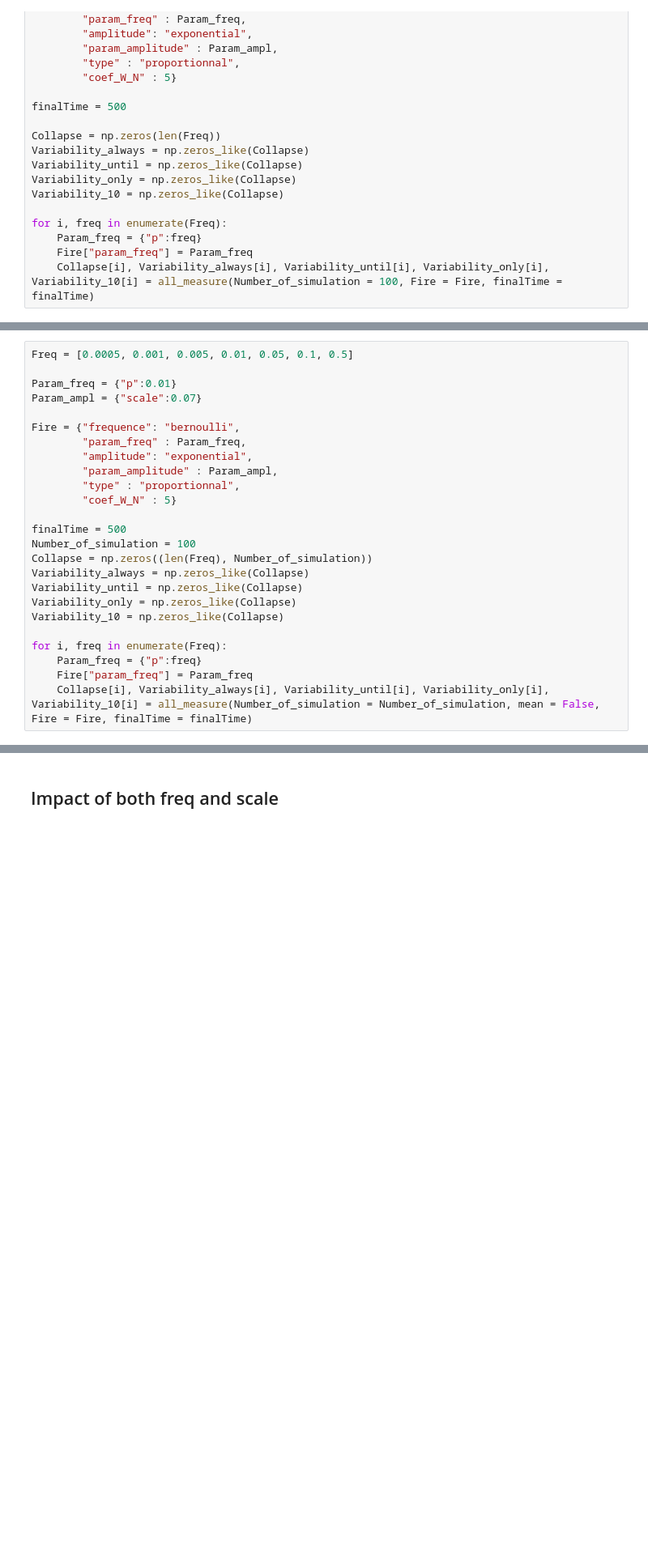
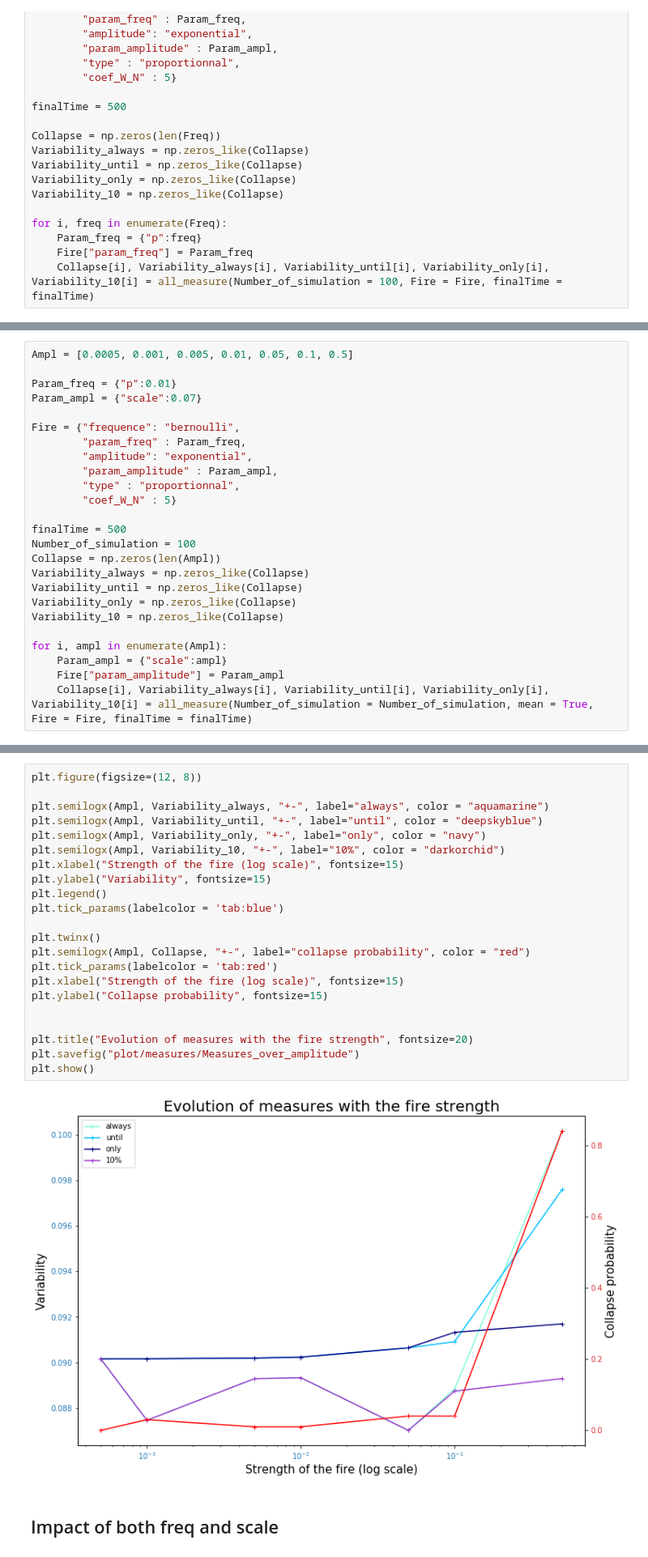
Before and after one commit to cavaillesj/internship_moulis, a Jupyter notebook: measures_and_fire_optimization.ipynb, the cells around one changed output, grey strips where cells are left out. Shown at 81% size. Saved outputs shown, nothing was run; the diff lists cells and outputs as text; blank space fills up the shorter version.

```diff
--- a/measures_and_fire_optimization.ipynb
+++ b/measures_and_fire_optimization.ipynb
@@ -136,5 +271,5 @@ plt.show()
 # %%
-Freq = [0.0005, 0.001, 0.005, 0.01, 0.05, 0.1, 0.5]
+Ampl = [0.0005, 0.001, 0.005, 0.01, 0.05, 0.1, 0.5]
 
 Param_freq = {"p":0.01}
 Param_ampl = {"scale":0.07}
@@ -148,13 +283,13 @@ Fire = {"frequence": "bernoulli",
 
 finalTime = 500
 Number_of_simulation = 100
-Collapse = np.zeros((len(Freq), Number_of_simulation))
+Collapse = np.zeros(len(Ampl))
 Variability_always = np.zeros_like(Collapse)
 Variability_until = np.zeros_like(Collapse)
 Variability_only = np.zeros_like(Collapse)
 Variability_10 = np.zeros_like(Collapse)
 
-for i, freq in enumerate(Freq):
-    Param_freq = {"p":freq}
-    Fire["param_freq"] = Param_freq
-    Collapse[i], Variability_always[i], Variability_until[i], Variability_only[i], Variability_10[i] = all_measure(Number_of_simulation = Number_of_simulation, mean = False, Fire = Fire, finalTime = finalTime)
+for i, ampl in enumerate(Ampl):
+    Param_ampl = {"scale":ampl}
+    Fire["param_amplitude"] = Param_ampl
+    Collapse[i], Variability_always[i], Variability_until[i], Variability_only[i], Variability_10[i] = all_measure(Number_of_simulation = Number_of_simulation, mean = True, Fire = Fire, finalTime = finalTime)
@@ -232,3 +296,27 @@ for j, compute_variability in enumerate(Compute_variability):
+# %%
+plt.figure(figsize=(12, 8))
+
+plt.semilogx(Ampl, Variability_always, "+-", label="always", color = "aquamarine")
+plt.semilogx(Ampl, Variability_until, "+-", label="until", color = "deepskyblue")
+plt.semilogx(Ampl, Variability_only, "+-", label="only", color = "navy")
+plt.semilogx(Ampl, Variability_10, "+-", label="10%", color = "darkorchid")
+plt.xlabel("Strength of the fire (log scale)", fontsize=15)
+plt.ylabel("Variability", fontsize=15)
+plt.legend()
+plt.tick_params(labelcolor = 'tab:blue')
+
+plt.twinx()
+plt.semilogx(Ampl, Collapse, "+-", label="collapse probability", color = "red")
+plt.tick_params(labelcolor = 'tab:red')
+plt.xlabel("Strength of the fire (log scale)", fontsize=15)
+plt.ylabel("Collapse probability", fontsize=15)
+
+
+plt.title("Evolution of measures with the fire strength", fontsize=20)
+plt.savefig("plot/measures/Measures_over_amplitude")
+plt.show()
+# %% [output]
+[figure, added]
 # %% [markdown]
 ## Impact of both freq and scale
 # %%
```
Also changed, not shown: parts of 14 cells of this notebook, 17 other files.
